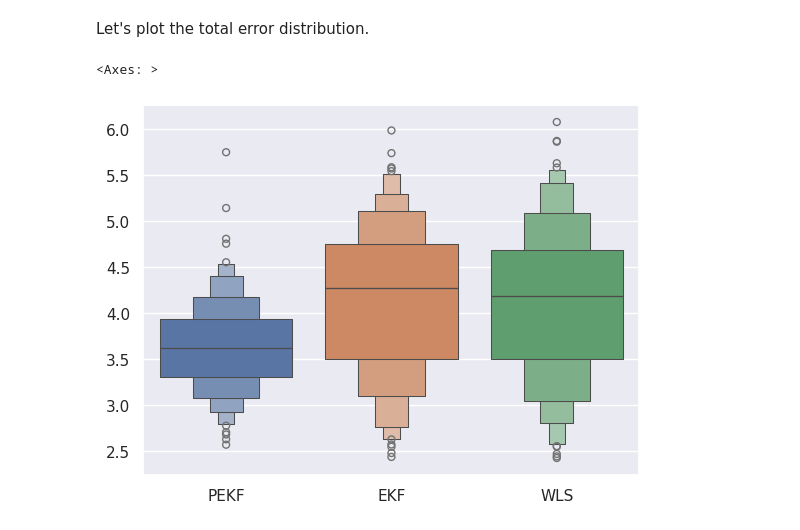
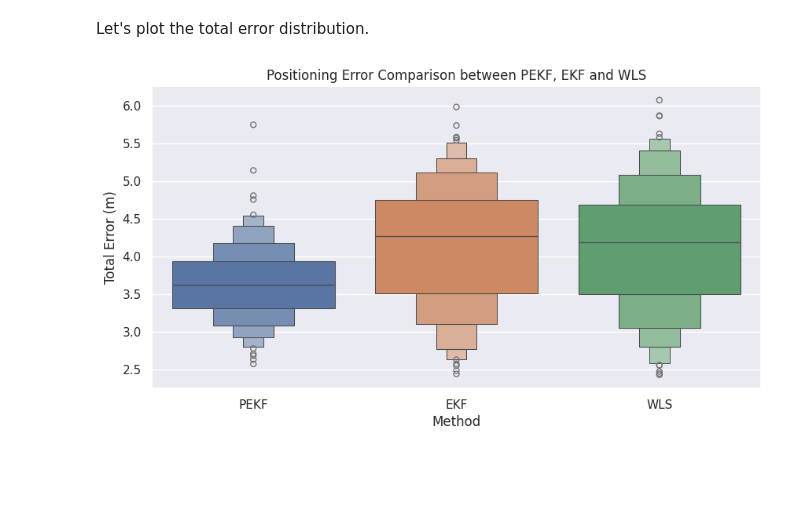
Before and after one commit to NISCHALPI/Navigator, a Jupyter notebook: docs/intro/pekf_gps.ipynb, the cells around one changed output. Drawn from its saved outputs; the diff is of its cells as text; code cells hidden in the pictures; blank space fills up the shorter version.

```diff
--- a/docs/intro/pekf_gps.ipynb
+++ b/docs/intro/pekf_gps.ipynb
@@ -361,9 +361,20 @@ totalError = pd.DataFrame(
 )
 # %% [markdown]
 Let's plot the total error distribution.
-# %%
-# Plot the total error
-sns.boxenplot(data=totalError[30:])
-# %% [output]
-<Axes: >
-[figure, removed]
+# %%
+# Plot the total error
+fig, ax = plt.subplots(1, 1, figsize=(10, 5))
+sns.set_style("darkgrid")
+sns.boxenplot(data=totalError[30:], ax=ax)
+
+# Set the labels
+ax.set_xlabel("Method")
+ax.set_ylabel("Total Error (m)")
+
+# Set the title
+ax.set_title("Positioning Error Comparison between PEKF, EKF and WLS")
+
+# Save the figure
+# fig.savefig("total_error_comparison.png")
+# %% [output]
+[figure, added]
```
Also changed, not shown: 10 other files.
